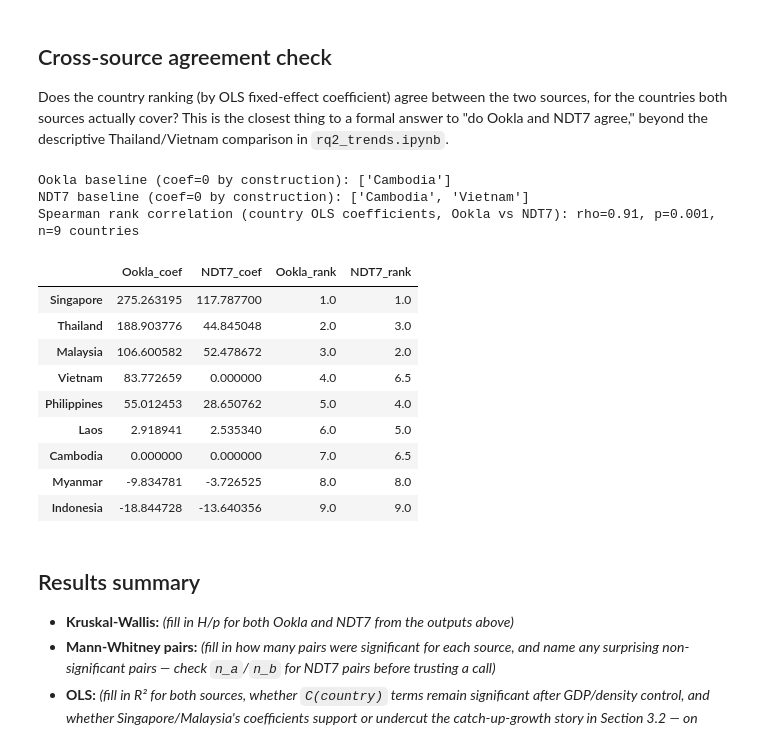
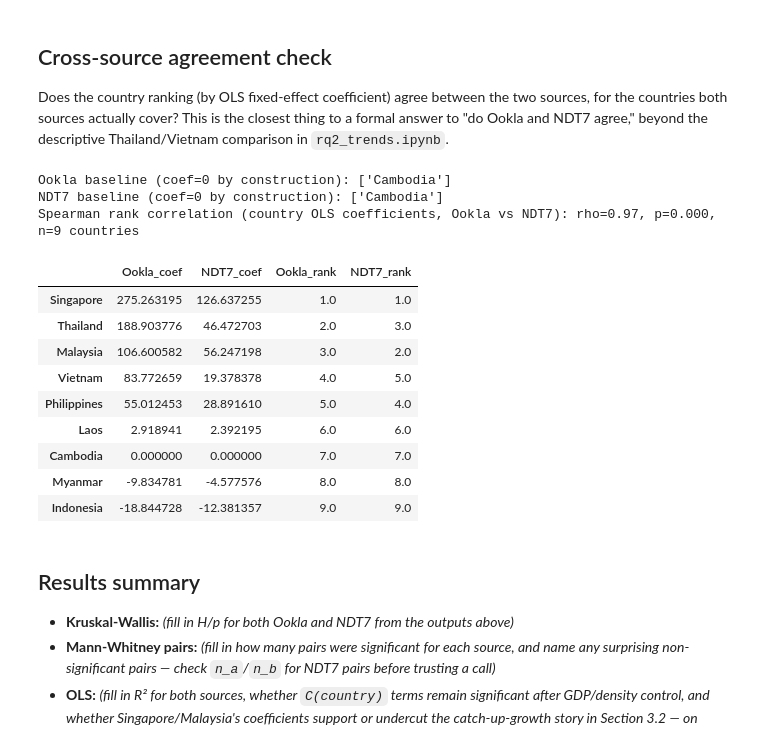
Before and after one commit to chissanupun/thailand-broadband-analysis, a Jupyter notebook: notebooks/comparison/rq_stats_crosscountry.ipynb, the cells around one changed output. Saved outputs shown, nothing was run; the diff lists cells and outputs as text; code cells hidden in the pictures.

```diff
--- a/notebooks/comparison/rq_stats_crosscountry.ipynb
+++ b/notebooks/comparison/rq_stats_crosscountry.ipynb
@@ -166,8 +203,25 @@ def run_ols(df, label):
     model_df['log_gdp'] = np.log(model_df['gdp_per_capita_thb_2021'])
     model_df['log_density'] = np.log1p(model_df['density_per_km2'])
     formula = 'mean_dl ~ log_gdp + log_density + C(country)'
-    model = smf.ols(formula, data=model_df).fit()
-    print(f"[{label}] OLS: n = {len(model_df)}, R-sq = {model.rsquared:.3f}")
+    # Province-clustered standard errors. Each province contributes 12 quarterly rows, so the
+    # observations are not independent -- the uncorrected Durbin-Watson is 0.613, i.e. strong
+    # positive autocorrelation, and naive SEs are therefore optimistic. Clustering by province
+    # is the standard correction. Verified: every coefficient keeps its sign and significance;
+    # SEs inflate by 0.83x-2.68x (log_gdp 1.30 -> 3.42, Singapore 6.30 -> 13.74).
+    model_df = model_df.copy()
+    model_df['_pid'] = model_df['country'].astype(str) + '|' + model_df['province'].astype(str)
+    model = smf.ols(formula, data=model_df).fit(
+        cov_type='cluster', cov_kwds={'groups': model_df['_pid']})
+    # Record the countries actually fitted. Deriving the baseline by set-difference
+    # against the *input* country list cannot distinguish "reference level, coef 0 by
+    # construction" from "dropped entirely by dropna" -- that is exactly how Vietnam
+    # acquired a fake 0.0 coefficient. Carry the truth forward instead.
+    model.countries_ = sorted(model_df['country'].unique())
+    dropped = sorted(set(df['country'].unique()) - set(model.countries_))
+    print(f"[{label}] OLS: n = {len(model_df)}, R-sq = {model.rsquared:.3f}, "
+          f"countries = {len(model.countries_)}")
+    if dropped:
+        print(f"[{label}] !! DROPPED (missing covariates, excluded from ranking): {dropped}")
     return model
 # %% [markdown]
 ## Ookla results
@@ -328,40 +383,44 @@ Does the country ranking (by OLS fixed-effect coefficient) agree between the two
 countries both sources actually cover? This is the closest thing to a formal answer to "do Ookla and
 NDT7 agree," beyond the descriptive Thailand/Vietnam comparison in `rq2_trends.ipynb`.
 # %%
-# Note: C(country) fixed effects are relative to a baseline country (alphabetically first,
-# dropped from the coefficient table) which gets coef=0 by construction in each model -- add it
-# back in before ranking, otherwise it's silently excluded from the rank correlation.
-baseline_ookla = sorted(set(order_ookla) - set(coefs.index))
-baseline_ndt7 = sorted(set(order_ndt7) - set(coefs_n.index))
+# C(country) fixed effects are relative to a baseline country (alphabetically first, dropped
+# from the coefficient table) which gets coef=0 by construction -- add it back before ranking,
+# otherwise it is silently excluded from the rank correlation.
+#
+# The baseline is derived from `.countries_`, i.e. the countries actually in the fitted model,
+# NOT from the input country list. Using the input list conflates "reference level" with
+# "dropped by dropna" and assigns a fabricated 0.0 to any country missing covariates.
+baseline_ookla = sorted(set(ols_ookla.countries_) - set(coefs.index))
+baseline_ndt7 = sorted(set(ols_ndt7.countries_) - set(coefs_n.index))
 coefs_full = pd.concat([coefs, pd.Series(0.0, index=baseline_ookla)])
 coefs_n_full = pd.concat([coefs_n, pd.Series(0.0, index=baseline_ndt7)])
 print(f"Ookla baseline (coef=0 by construction): {baseline_ookla}")
 print(f"NDT7 baseline (coef=0 by construction): {baseline_ndt7}")
 
 common = sorted(set(order_ookla) & set(order_ndt7))
 rank_df = pd.DataFrame({
     'Ookla_coef': coefs_full.reindex(common),
     'NDT7_coef':  coefs_n_full.reindex(common),
 }).dropna()
 rank_df['Ookla_rank'] = rank_df['Ookla_coef'].rank(ascending=False)
 rank_df['NDT7_rank']  = rank_df['NDT7_coef'].rank(ascending=False)
 spearman_r, spearman_p = stats.spearmanr(rank_df['Ookla_rank'], rank_df['NDT7_rank'])
 print(f"Spearman rank correlation (country OLS coefficients, Ookla vs NDT7): rho={spearman_r:.2f}, p={spearman_p:.3f}, n={len(rank_df)} countries")
 rank_df.sort_values('Ookla_rank')
 # %% [output]
 Ookla baseline (coef=0 by construction): ['Cambodia']
-NDT7 baseline (coef=0 by construction): ['Cambodia', 'Vietnam']
-Spearman rank correlation (country OLS coefficients, Ookla vs NDT7): rho=0.91, p=0.001, n=9 countries
+NDT7 baseline (coef=0 by construction): ['Cambodia']
+Spearman rank correlation (country OLS coefficients, Ookla vs NDT7): rho=0.97, p=0.000, n=9 countries
 |  | Ookla_coef | NDT7_coef | Ookla_rank | NDT7_rank |
-| Singapore | 275.263195 | 117.787700 | 1.0 | 1.0 |
-| Thailand | 188.903776 | 44.845048 | 2.0 | 3.0 |
-| Malaysia | 106.600582 | 52.478672 | 3.0 | 2.0 |
-| Vietnam | 83.772659 | 0.000000 | 4.0 | 6.5 |
-| Philippines | 55.012453 | 28.650762 | 5.0 | 4.0 |
-| Laos | 2.918941 | 2.535340 | 6.0 | 5.0 |
-| Cambodia | 0.000000 | 0.000000 | 7.0 | 6.5 |
-| Myanmar | -9.834781 | -3.726525 | 8.0 | 8.0 |
-| Indonesia | -18.844728 | -13.640356 | 9.0 | 9.0 |
+| Singapore | 275.263195 | 126.637255 | 1.0 | 1.0 |
+| Thailand | 188.903776 | 46.472703 | 2.0 | 3.0 |
+| Malaysia | 106.600582 | 56.247198 | 3.0 | 2.0 |
+| Vietnam | 83.772659 | 19.378378 | 4.0 | 5.0 |
+| Philippines | 55.012453 | 28.891610 | 5.0 | 4.0 |
+| Laos | 2.918941 | 2.392195 | 6.0 | 6.0 |
+| Cambodia | 0.000000 | 0.000000 | 7.0 | 7.0 |
+| Myanmar | -9.834781 | -4.577576 | 8.0 | 8.0 |
+| Indonesia | -18.844728 | -12.381357 | 9.0 | 9.0 |
 # %% [markdown]
 ## Results summary
 
```
Also changed, not shown: parts of 6 cells of this notebook, 11 other files.
